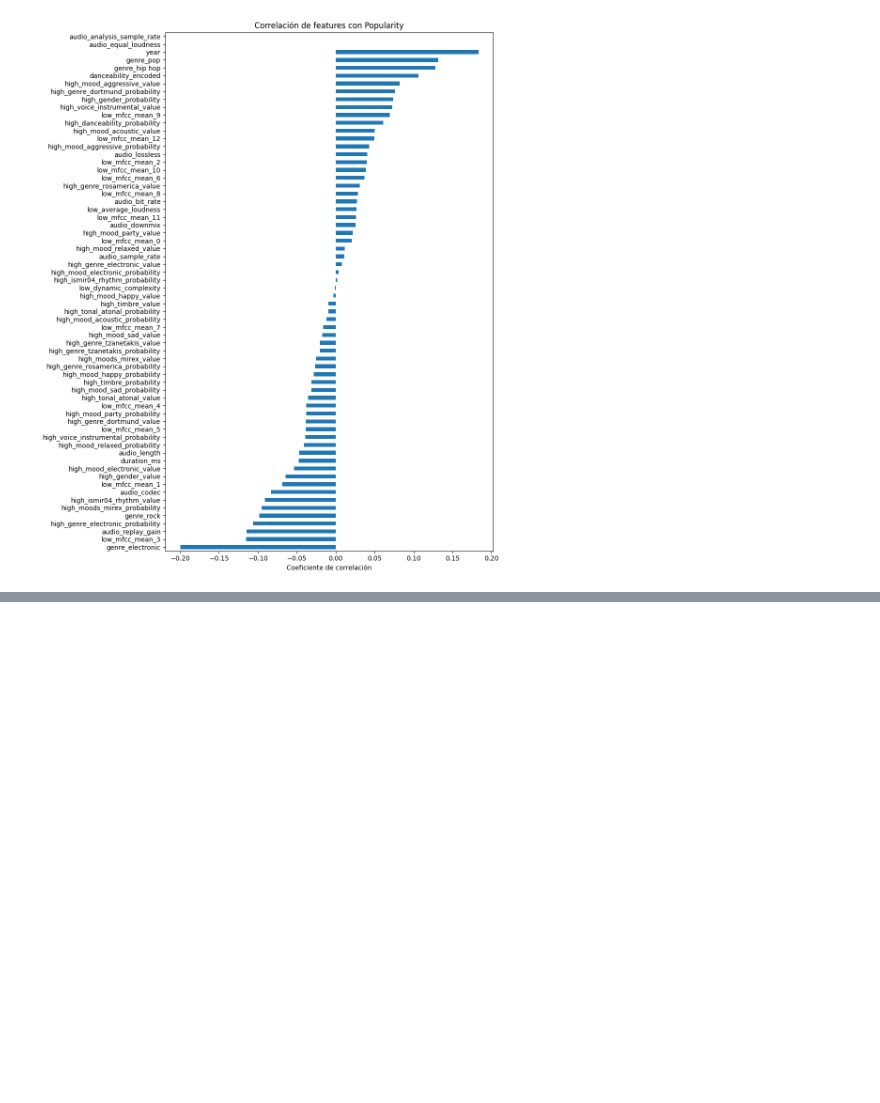
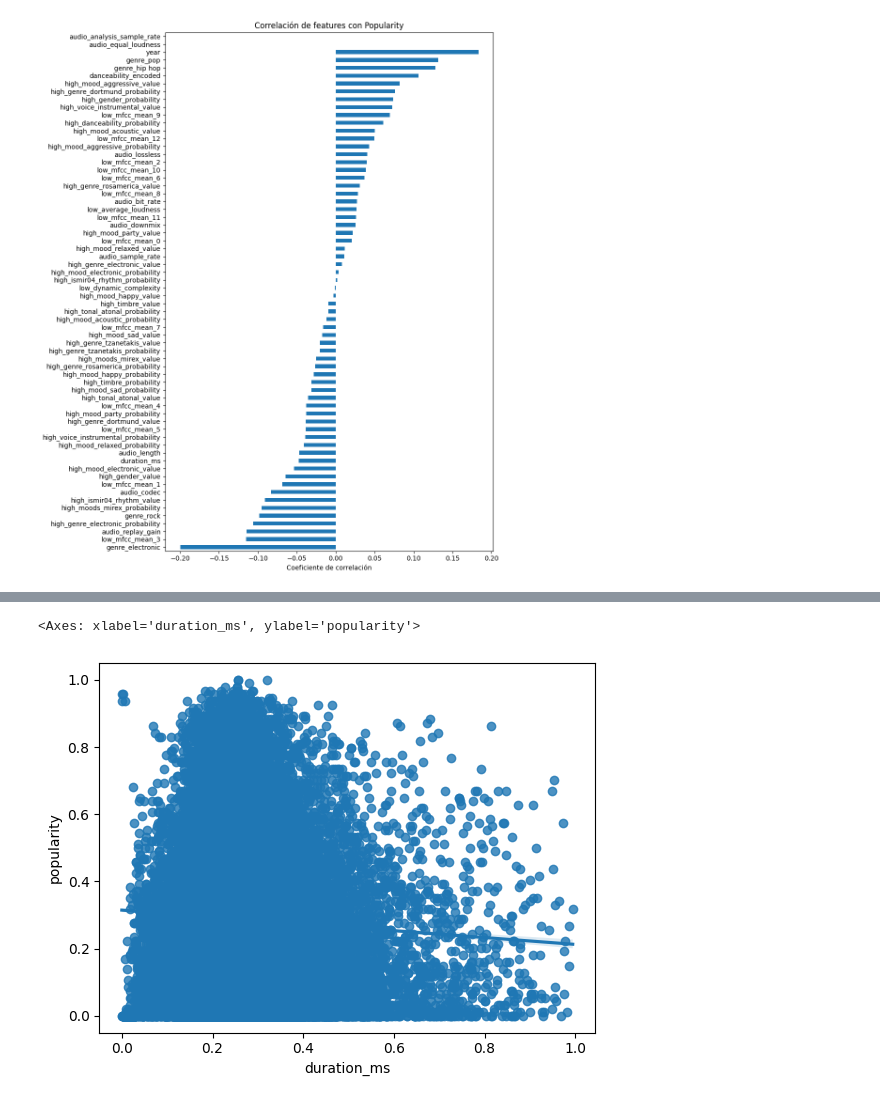
Before and after one commit to PolloDK/HitSpell, a Jupyter notebook: 01_preprocesamiento_andrea.ipynb, the cells around one changed output, grey strips where cells are left out. Saved outputs shown, nothing was run; the diff lists cells and outputs as text; code cells hidden in the pictures; blank space fills up the shorter version.

```diff
--- a/01_preprocesamiento_andrea.ipynb
+++ b/01_preprocesamiento_andrea.ipynb
@@ -739,0 +762,5 @@ plt.show()
+# %%
+sns.regplot(data=df_encoded, x='duration_ms', y='popularity')
+# %% [output]
+<Axes: xlabel='duration_ms', ylabel='popularity'>
+[figure, added]
```
Also changed, not shown: parts of 3 cells of this notebook.
